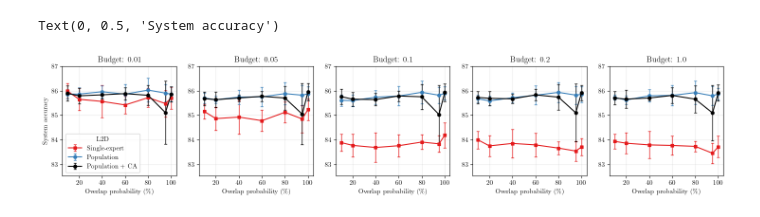
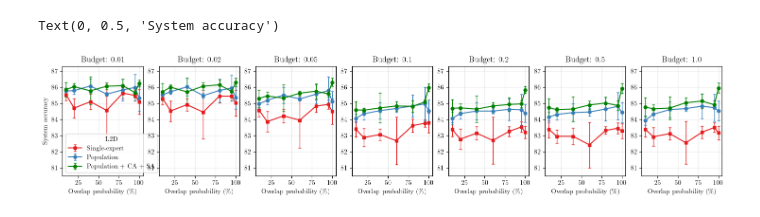
Before and after one commit to dvtailor/meta-l2d, a Jupyter notebook: notebooks/plot_results_budget.ipynb, the cells around one changed output. Cells and saved outputs as stored; diff of their text form; code cells hidden in the pictures.

```diff
--- a/notebooks/plot_results_budget.ipynb
+++ b/notebooks/plot_results_budget.ipynb
@@ -16,10 +14,14 @@ results_path = '../runs_10/cifar20_100/softmax'
 # %%
-l2d_type_lst = ['single', 'pop', 'pop_attn', 'pop_attn_sa']
-p_out_lst = [0.1,0.2,0.4,0.6,0.8,0.95, 1.0]
+# l2d_type_lst = ['single_finetune', 'single', 'pop', 'pop_attn_sa']
+l2d_type_lst = ['single', 'pop', 'pop_attn_sa']
+# l2d_type_lst = ['single_finetune', 'single', 'pop']
+# l2d_type_lst = ['single', 'pop']
+p_out_lst = [0.1,0.2,0.4,0.6,0.8,0.95,1.0]
+# p_out_lst = [0.1,0.2,0.4,0.6,0.8,0.95]
 seed_lst = [1071,3918,4420,5251,6637]
 metrics_lst = ['cov', 'sys_acc', 'exp_acc', 'clf_acc', 'exp_acc_alone', 'clf_acc_alone', 'val_loss']
 # %%
-budget_lst = [0.01,0.05,0.1,0.2,1.0] # TODO: if budget=1.0 then just read "eval.log"
+budget_lst = [0.01,0.02,0.05,0.1,0.2,0.5,1.0]
 # %%
 results = {}
 for l2d_type in l2d_type_lst:
@@ -32,11 +34,10 @@ for l2d_type in l2d_type_lst:
 
         for ii,p_out in enumerate(p_out_lst):
             for seed in seed_lst:
-                fn = f'eval{budget}.log'
-                # if budget == 1.0: # TODO
-                #     fn = 'eval.log'
-
-                fn_path = os.path.join(results_path, f'l2d_{l2d_type}', f'p{p_out}_seed{seed}', fn)
+                if l2d_type != 'single_finetune':
+                    fn_path = os.path.join(results_path, f'l2d_{l2d_type}', f'p{p_out}_seed{seed}', f'eval{budget}.log')
+                else:
+                    fn_path = os.path.join(results_path, f'l2d_single', f'p{p_out}_seed{seed}', f'eval{budget}_finetune.log')
 
                 try:
                     line = open(fn_path).readline().rstrip()
@@ -71,42 +72,43 @@ l2d_type_to_text = {
     'pop': 'Population',
     # 'pop_attn': 'Population w/ attention'
     'pop_attn': 'Population + CA',
-    'pop_attn_sa': 'Population + CA + SA'
+    'pop_attn_sa': 'Population + CA + SA',
+    'single_finetune': 'Single-expert (finetune)',
 }
 # %%
 metric_show = 'sys_acc' #'exp_acc' #'sys_acc'
-budgets_show = [0.01,0.05,0.1,0.2,1.0]
+budgets_show = budget_lst
 
 fig,axs = plt.subplots(1,len(budgets_show),figsize=(18,3))
 
-l2d_show = ['single', 'pop', 'pop_attn'] # 'pop_attn_sa'
-p_out_show = [0.1,0.2,0.4,0.6,0.8,0.95,1.0]
+l2d_show = l2d_type_lst
+p_out_show = p_out_lst
 res_filter = [np.where(np.array(p_out_lst)==p)[0].item() for p in p_out_show]
 
-metric_to_col = {'single':c_red,'pop':c_blue,'pop_attn':'k', 'pop_attn_sa':'g'}
-metric_to_marker = {'single':'s-','pop':'o-','pop_attn':'o-', 'pop_attn_sa':'o-'}
+metric_to_col = {'single':c_red,'pop':c_blue,'pop_attn':'k', 'pop_attn_sa':'g', 'single_finetune':'k'}
+metric_to_marker = {'single':'s-','pop':'o-','pop_attn':'o-', 'pop_attn_sa':'o-', 'single_finetune':'s-'}
 errbar_args={'capsize':2, 'markersize':5, 'elinewidth':1., 'capthick':1., 'lw':1.5} # 'fmt':'o-'
 
 yvals_all = []
 for ax,budget in zip(axs,budgets_show):
     for l2d_type in l2d_show:
         metric_mean = np.mean(results[l2d_type][budget][metric_show][res_filter], axis=1)
         metric_std = np.std(results[l2d_type][budget][metric_show][res_filter], axis=1)
         overlap_prob = np.array(p_out_show)*100
         ax.errorbar(overlap_prob, metric_mean, yerr=metric_std, label=l2d_type_to_text[l2d_type], c=metric_to_col[l2d_type], fmt=metric_to_marker[l2d_type], **errbar_args)
         ax.set_xlabel('Overlap probability (\%)')
         yvals_all += [metric_mean-metric_std, metric_mean+metric_std]
     ax.set_title(f'Budget: {budget}')
     ax.grid(True, alpha=0.25)
 
 yvals_all = np.array(yvals_all)
 buffer=0.5
 for ax in axs:
     ax.set_ylim(yvals_all.min()-buffer, yvals_all.max()+buffer)
 
 axs[0].legend(title='L2D')
 axs[0].set_ylabel(metrics_to_text[metric_show])
 # fig.savefig('cifar20_warmstart_expacc.png', dpi=600, facecolor='white', bbox_inches="tight")
 # %% [output]
 Text(0, 0.5, 'System accuracy')
-[figure, old version]
+[figure, new version]
```
Also changed, not shown: parts of 3 cells of this notebook, 2 other files.
